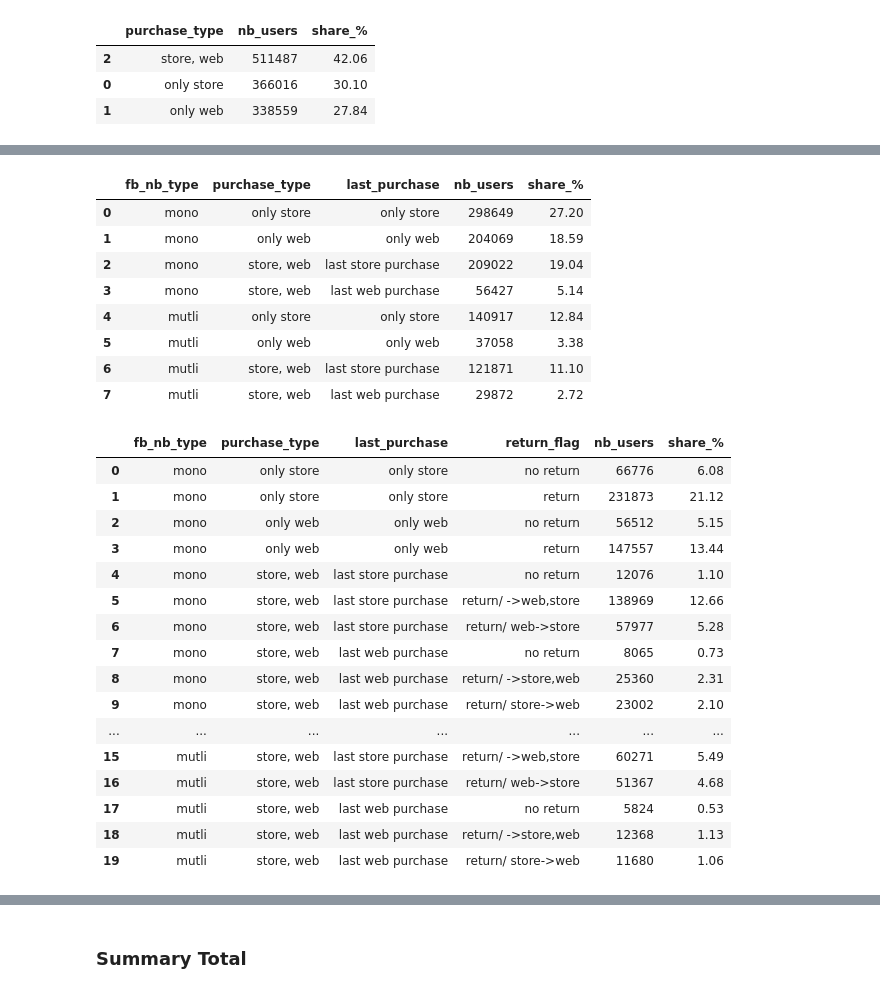
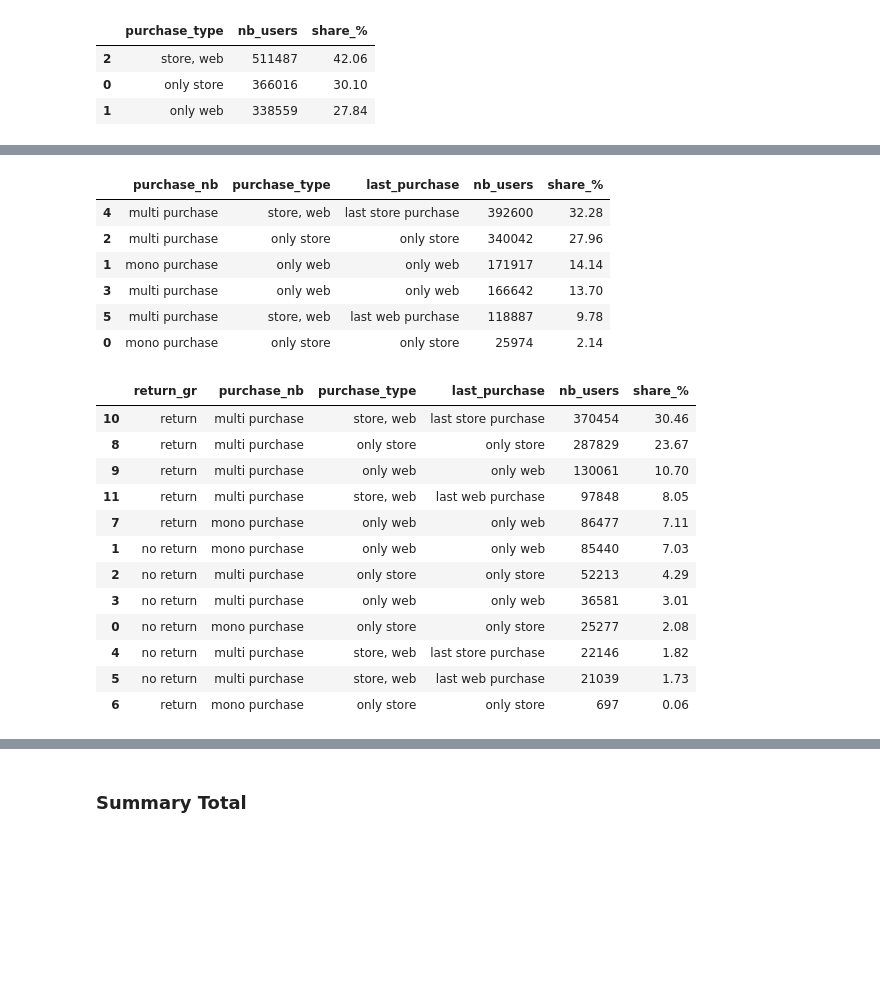
Before and after one commit to erezanovich/customer-care-analytics, a Jupyter notebook: analytics.ipynb, the cells around one changed output, grey strips where cells are left out. Cells and saved outputs as stored; diff of their text form; code cells hidden in the pictures; blank space fills up the shorter version.

```diff
--- a/analytics.ipynb
+++ b/analytics.ipynb
@@ -556,6 +532,6 @@ df_s_6.to_parquet('./datasets/first_results.parquet')
 # %%
 def nb_purchase(df):
-    if (df['nb_carts_store']+df['nb_carts_web'])>1:
+    if df['nb_carts_store']>1 or df['nb_carts_web']>1 or (df['nb_carts_store']+df['nb_carts_web'])>1:
         return "multi purchase"
     else:
         return "mono purchase"
@@ -585,3 +560,11 @@ df_s_6['user_id'].nunique()
 df_s_6.shape[0]
 # %% [output]
 1216062
+# %%
+def return_gr(df):
+    if df['return_flag']=='no return':
+        return 'no return'
+    else:
+        return "return"
+# %%
+df_s_6['return_gr']= df_s_6.apply(return_gr, axis=1)
@@ -697,38 +711,34 @@ df_s_6[(df_s_6['purchase_nb']=='mono purchase')&(df_s_6['purchase_type']=='store
 # %%
-df_s_nps_lp = df_s_6.groupby(['fb_nb_type', 'purchase_type', 'last_purchase'])['user_id'].nunique().reset_index()
-df_s_nps_lp.columns = ['fb_nb_type', 'purchase_type', 'last_purchase', 'nb_users']
+df_s_nps_lp = df_s_6.groupby(['purchase_nb', 'purchase_type', 'last_purchase'])['user_id'].nunique().reset_index()
+df_s_nps_lp.columns = ['purchase_nb', 'purchase_type', 'last_purchase', 'nb_users']
 df_s_nps_lp['share_%'] = (df_s_nps_lp['nb_users'] / df_s_nps_lp['nb_users'].sum()*100).round(2)
+df_s_nps_lp = df_s_nps_lp.sort_values(by='share_%', ascending=False)
 df_s_nps_lp
 # %% [output]
-|  | fb_nb_type | purchase_type | last_purchase | nb_users | share_% |
-| 0 | mono | only store | only store | 298649 | 27.20 |
-| 1 | mono | only web | only web | 204069 | 18.59 |
-| 2 | mono | store, web | last store purchase | 209022 | 19.04 |
-| 3 | mono | store, web | last web purchase | 56427 | 5.14 |
-| 4 | mutli | only store | only store | 140917 | 12.84 |
-| 5 | mutli | only web | only web | 37058 | 3.38 |
-| 6 | mutli | store, web | last store purchase | 121871 | 11.10 |
-| 7 | mutli | store, web | last web purchase | 29872 | 2.72 |
+|  | purchase_nb | purchase_type | last_purchase | nb_users | share_% |
+| 4 | multi purchase | store, web | last store purchase | 392600 | 32.28 |
+| 2 | multi purchase | only store | only store | 340042 | 27.96 |
+| 1 | mono purchase | only web | only web | 171917 | 14.14 |
+| 3 | multi purchase | only web | only web | 166642 | 13.70 |
+| 5 | multi purchase | store, web | last web purchase | 118887 | 9.78 |
+| 0 | mono purchase | only store | only store | 25974 | 2.14 |
 # %%
-df_s_nps_gr = df_s_6.groupby(['fb_nb_type', 'purchase_type', 'last_purchase', 'return_flag'])['user_id'].nunique().reset_index()
-df_s_nps_gr.columns = ['fb_nb_type', 'purchase_type', 'last_purchase', 'return_flag', 'nb_users']
-df_s_nps_gr['share_%'] = (df_s_nps_gr['nb_users'] / df_s_nps_gr['nb_users'].sum()*100).round(2)
-df_s_nps_gr
+df_s_nps_lp3 = df_s_6.groupby(['return_gr','purchase_nb', 'purchase_type', 'last_purchase'])['user_id'].nunique().reset_index()
+df_s_nps_lp3.columns = ['return_gr','purchase_nb', 'purchase_type', 'last_purchase', 'nb_users']
+df_s_nps_lp3['share_%'] = (df_s_nps_lp3['nb_users'] / df_s_nps_lp3['nb_users'].sum()*100).round(2)
+df_s_nps_lp3 = df_s_nps_lp3.sort_values(by='share_%', ascending=False)
+df_s_nps_lp3
 # %% [output]
-|  | fb_nb_type | purchase_type | last_purchase | return_flag | nb_users | share_% |
-| 0 | mono | only store | only store | no return | 66776 | 6.08 |
-| 1 | mono | only store | only store | return | 231873 | 21.12 |
-| 2 | mono | only web | only web | no return | 56512 | 5.15 |
-| 3 | mono | only web | only web | return | 147557 | 13.44 |
-| 4 | mono | store, web | last store purchase | no return | 12076 | 1.10 |
-| 5 | mono | store, web | last store purchase | return/ ->web,store | 138969 | 12.66 |
-| 6 | mono | store, web | last store purchase | return/ web->store | 57977 | 5.28 |
-| 7 | mono | store, web | last web purchase | no return | 8065 | 0.73 |
-| 8 | mono | store, web | last web purchase | return/ ->store,web | 25360 | 2.31 |
-| 9 | mono | store, web | last web purchase | return/ store->web | 23002 | 2.10 |
-| ... | ... | ... | ... | ... | ... | ... |
-| 15 | mutli | store, web | last store purchase | return/ ->web,store | 60271 | 5.49 |
-| 16 | mutli | store, web | last store purchase | return/ web->store | 51367 | 4.68 |
-| 17 | mutli | store, web | last web purchase | no return | 5824 | 0.53 |
-| 18 | mutli | store, web | last web purchase | return/ ->store,web | 12368 | 1.13 |
-| 19 | mutli | store, web | last web purchase | return/ store->web | 11680 | 1.06 |
+|  | return_gr | purchase_nb | purchase_type | last_purchase | nb_users | share_% |
+| 10 | return | multi purchase | store, web | last store purchase | 370454 | 30.46 |
+| 8 | return | multi purchase | only store | only store | 287829 | 23.67 |
+| 9 | return | multi purchase | only web | only web | 130061 | 10.70 |
+| 11 | return | multi purchase | store, web | last web purchase | 97848 | 8.05 |
+| 7 | return | mono purchase | only web | only web | 86477 | 7.11 |
+| 1 | no return | mono purchase | only web | only web | 85440 | 7.03 |
+| 2 | no return | multi purchase | only store | only store | 52213 | 4.29 |
+| 3 | no return | multi purchase | only web | only web | 36581 | 3.01 |
+| 0 | no return | mono purchase | only store | only store | 25277 | 2.08 |
+| 4 | no return | multi purchase | store, web | last store purchase | 22146 | 1.82 |
+| 5 | no return | multi purchase | store, web | last web purchase | 21039 | 1.73 |
+| 6 | return | mono purchase | only store | only store | 697 | 0.06 |
```
Also changed, not shown: parts of 36 cells of this notebook.
